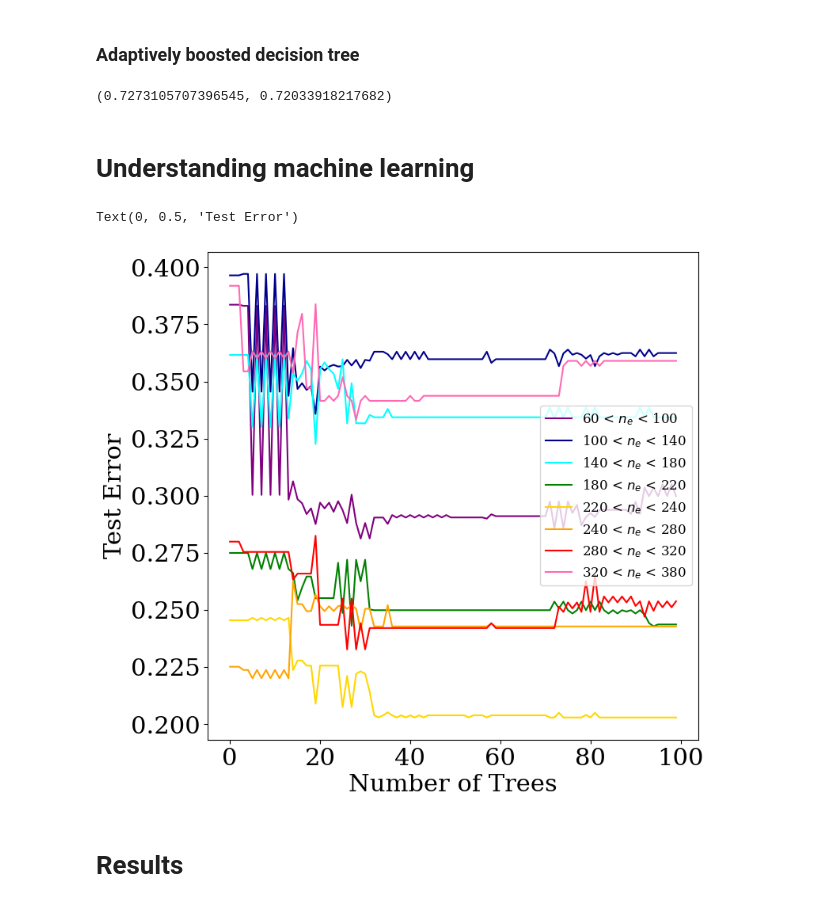
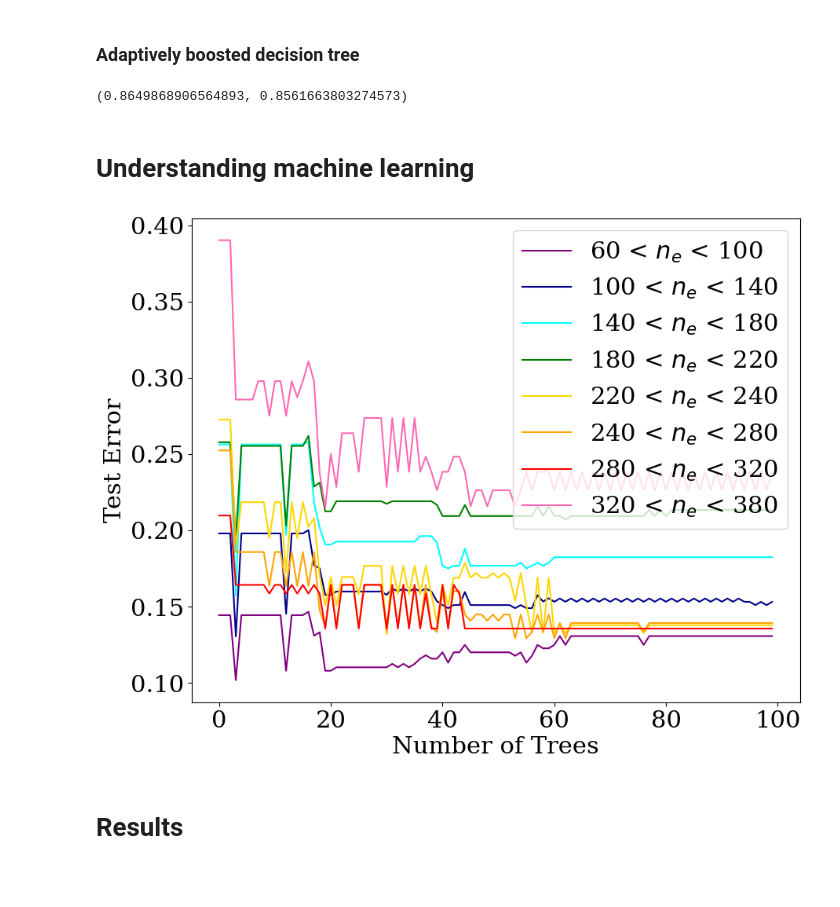
Before and after one commit to lizziewitt/MSci_Project, a Jupyter notebook: 02_machine_learning_testing.ipynb, the cells around one changed output. Drawn from its saved outputs; the diff is of its cells as text; code cells hidden in the pictures; blank space fills up the shorter version.

```diff
--- a/02_machine_learning_testing.ipynb
+++ b/02_machine_learning_testing.ipynb
@@ -219,7 +231,7 @@ E_test = A_test/SE_size
 # %% [markdown]
 ### Adaptively boosted decision tree
 # %%
-DTC = DecisionTreeClassifier(max_depth=2,min_samples_split=2)
+DTC = DecisionTreeClassifier(max_depth=1,min_samples_split=2)
 ABC = AdaBoostClassifier(base_estimator=DTC,n_estimators=100,algorithm = 'SAMME')
 model = ABC.fit(X_train, Y_train.values.ravel()
                 ,sample_weight=W_train.values.ravel().astype('float64'))
@@ -229,7 +241,7 @@ Y_score = model.decision_function(X_test)
 model.score(X_train, Y_train, sample_weight=W_train.astype('float64')), \
 model.score(X_test, Y_test, sample_weight=W_test.astype('float64'))
 # %% [output]
-(0.7273105707396545, 0.72033918217682)
+(0.8649868906564893, 0.8561663803274573)
 # %% [markdown]
 # Understanding machine learning
 # %%
@@ -239,23 +251,25 @@ bin_colors = ["black", "purple", "darkblue", "cyan", "green", "gold", "orange",
 # %%
 test_error_list = []
 start = 60
+tritium_cut = T_test == 'tritium'
 for i in range(8):
     test_error = [ ]
     bin_cut = (start < E_test) & (E_test < start + 40)
     start += 40
-    for test_predict in model.staged_predict(X_test[bin_cut]):
-        test_error.append(1.-accuracy_score(test_predict,Y_test[bin_cut],sample_weight=W_test[bin_cut].ravel().astype('float64')))
+    for test_predict in model.staged_predict(X_test[bin_cut & tritium_cut]):
+        test_error.append(1.-accuracy_score(test_predict,Y_test[bin_cut & tritium_cut],sample_weight=W_test[bin_cut & tritium_cut].ravel().astype('float64')))
     test_error_list.append(test_error)
 # %%
-fig, ax = plt.subplots(figsize=(8,8))
+#test error - these are very weird
 for i in range(8):
-    ax.plot(test_error_list[i], color = bin_colors[i+1], label=bin_labels[i+1])
-ax.legend(fontsize = 12)
-ax.set_xlabel('Number of Trees')
-ax.set_ylabel('Test Error')
+    #ax.legend(fontsize = 12)
+    plt.xlabel('Number of Trees')
+    plt.ylabel('Test Error')
+    plt.plot(test_error_list[i], color = bin_colors[i+1], label=bin_labels[i+1])
+    plt.legend()
+    #plt.show()
 # %% [output]
-Text(0, 0.5, 'Test Error')
-[figure, old version]
+[figure, new version]
 # %% [markdown]
 # Results
 # %%
```
Also changed, not shown: parts of 35 cells of this notebook.
